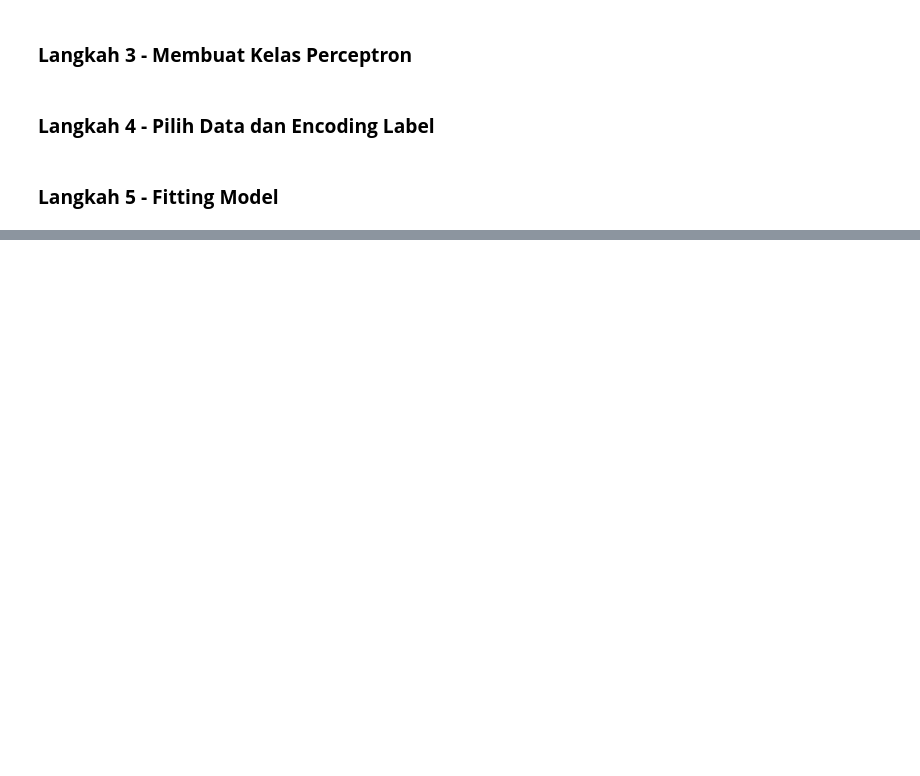
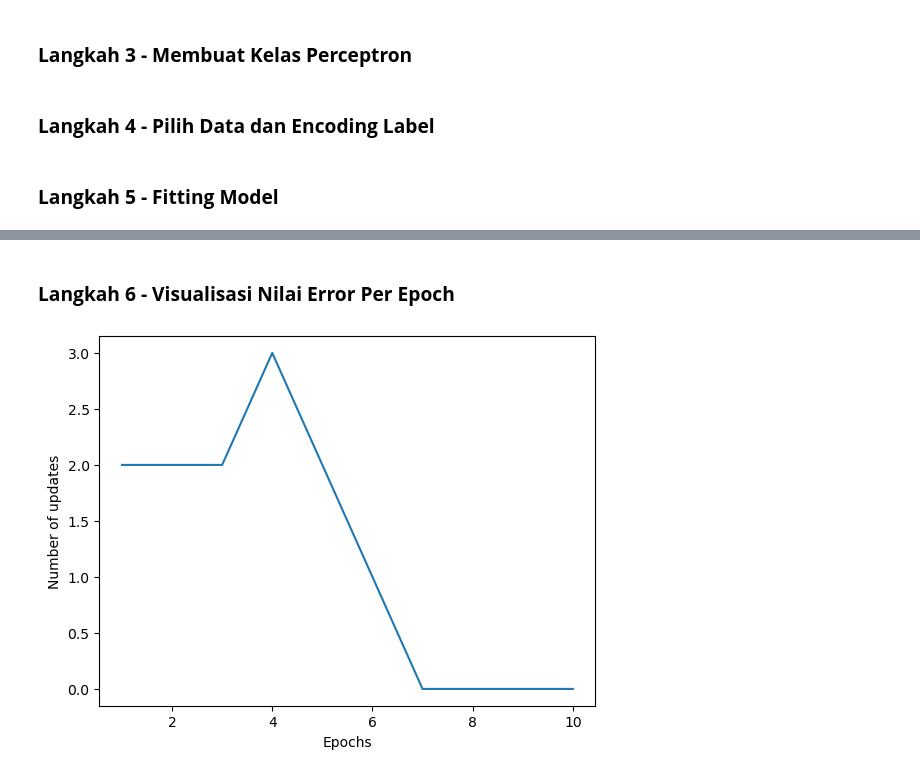
Before and after one commit to tyasenj/Pembelajaran_Mesin, a Jupyter notebook: Jobsheet9_PerceptronANN/Praktikum_1.ipynb, the cells around one changed output, grey strips where cells are left out. Cells and saved outputs as stored; diff of their text form; code cells hidden in the pictures; blank space fills up the shorter version.

```diff
--- a/Jobsheet9_PerceptronANN/Praktikum_1.ipynb
+++ b/Jobsheet9_PerceptronANN/Praktikum_1.ipynb
@@ -30,12 +36,11 @@ plt.show()
 ### **Langkah 3 - Membuat Kelas Perceptron**
 # %%
 class Perceptron(object):
-    def __init__(self, eta=0.01, n_iter=10):
+    def __init__(self, eta=0.1, n_iter=10):
         self.eta = eta
         self.n_iter = n_iter
 
     def fit(self, X, y):
-
         self.w_ = np.zeros(1 + X.shape[1])
         self.errors_ = []
 
@@ -57,9 +62,9 @@ class Perceptron(object):
 # %% [markdown]
 ### **Langkah 4 - Pilih Data dan Encoding Label**
 # %%
-y = df.iloc[0:100, 4].values # pilih 100 data awal
-y = np.where(y == 'Iris-setosa', -1, 1) # ganti coding label
-X = df.iloc[0:100, [0, 3]].values # slice data latih
+y = df.iloc[0:100, 5].values  # Species column
+y = np.where(y == 'Iris-setosa', -1, 1)  # Encode labels
+X = df.iloc[0:100, [1, 4]].values  # SepalLengthCm and PetalWidthCm
 # %% [markdown]
 ### **Langkah 5 - Fitting Model**
 # %%
@@ -69,0 +75,9 @@ TypeError: can't multiply sequence by non-int of type 'float'
+# %% [markdown]
+### **Langkah 6 - Visualisasi Nilai Error Per Epoch**
+# %%
+plt.plot(range(1, len(ppn.errors_) + 1), ppn.errors_)
+plt.xlabel('Epochs')
+plt.ylabel('Number of updates')
+plt.show()
+# %% [output]
+[figure, added]
```
Also changed, not shown: parts of 4 cells of this notebook, 5 other files.
